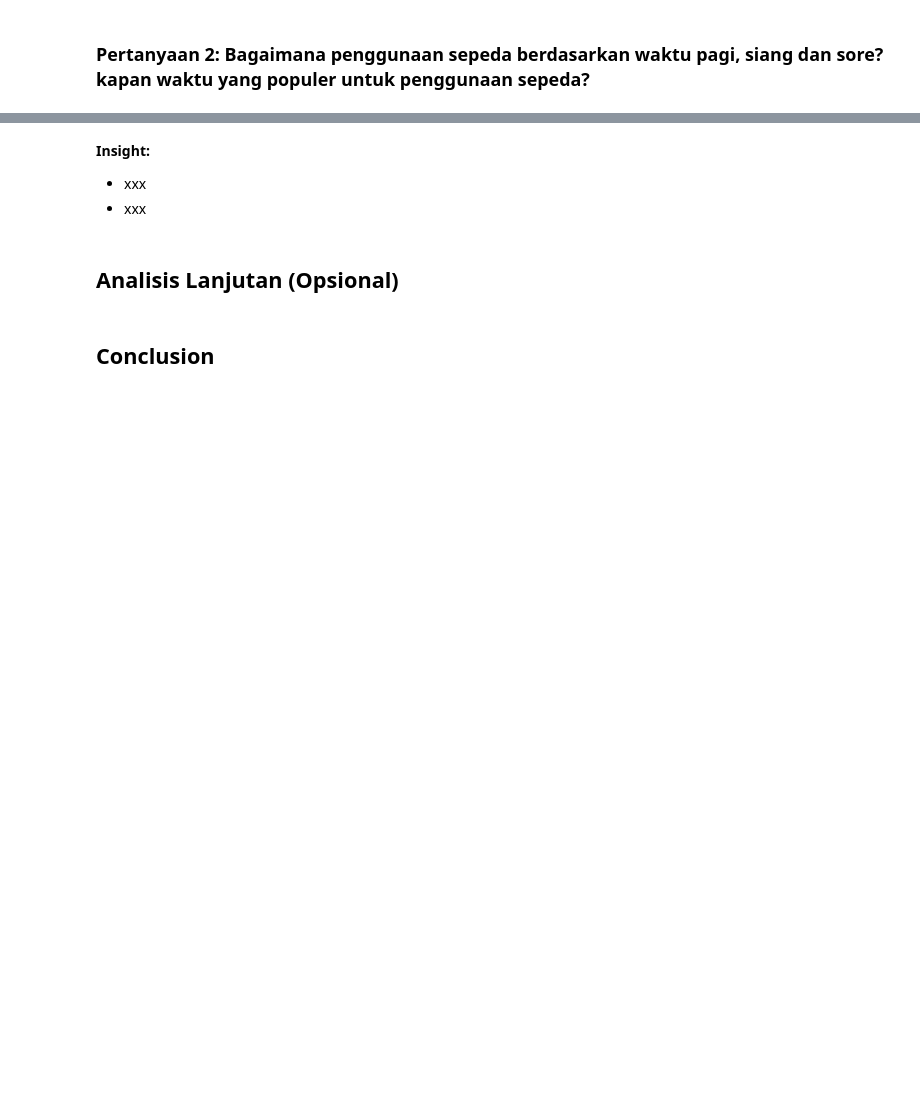
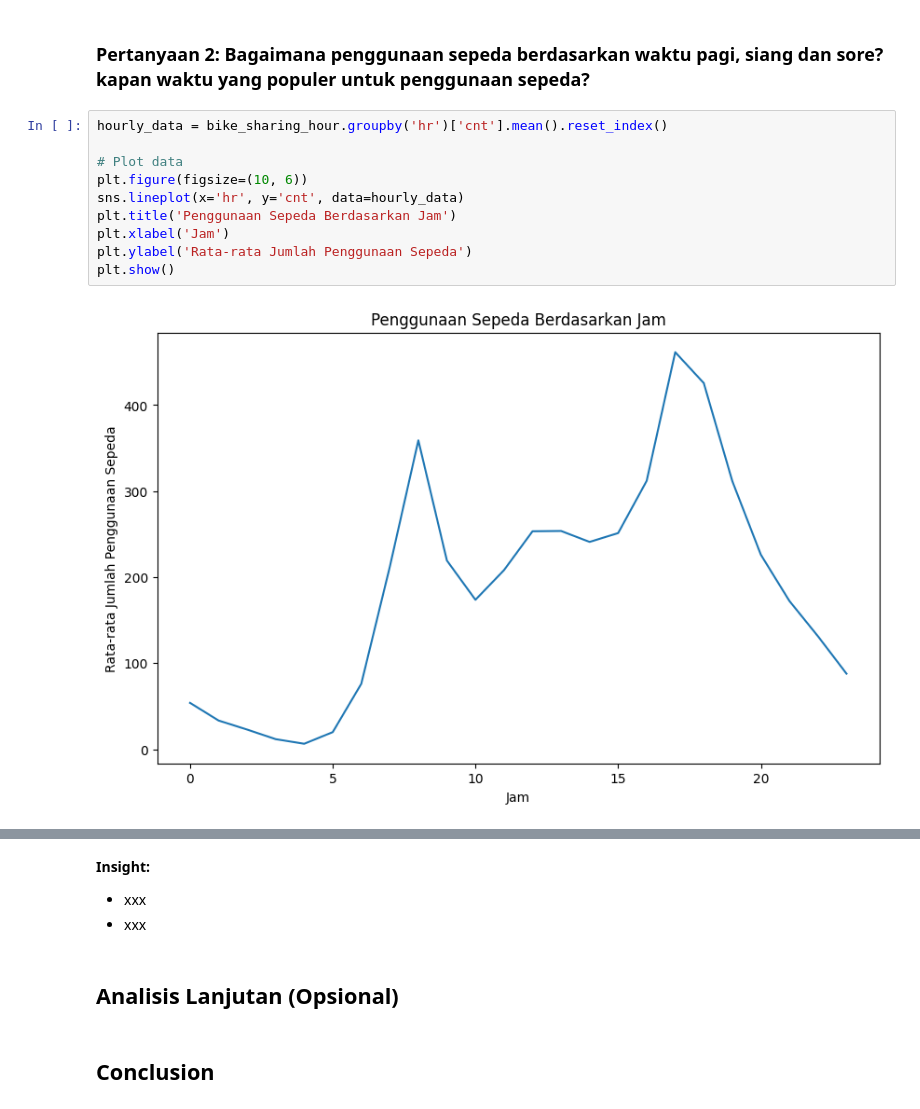
Before and after one commit to Us9r/submission-dicoding, a Jupyter notebook: notebook.ipynb, the cells around one changed output, grey strips where cells are left out. Drawn from its saved outputs; the diff is of its cells as text; blank space fills up the shorter version.

```diff
--- a/notebook.ipynb
+++ b/notebook.ipynb
@@ -403,2 +417,14 @@ Name: cnt, dtype: float64
 # %% [markdown]
 ### Pertanyaan 2: Bagaimana penggunaan sepeda berdasarkan waktu pagi, siang dan sore? kapan waktu yang populer untuk penggunaan sepeda?
+# %%
+hourly_data = bike_sharing_hour.groupby('hr')['cnt'].mean().reset_index()
+
+# Plot data
+plt.figure(figsize=(10, 6))
+sns.lineplot(x='hr', y='cnt', data=hourly_data)
+plt.title('Penggunaan Sepeda Berdasarkan Jam')
+plt.xlabel('Jam')
+plt.ylabel('Rata-rata Jumlah Penggunaan Sepeda')
+plt.show()
+# %% [output]
+[figure, added]
```
Also changed, not shown: parts of 6 cells of this notebook.
